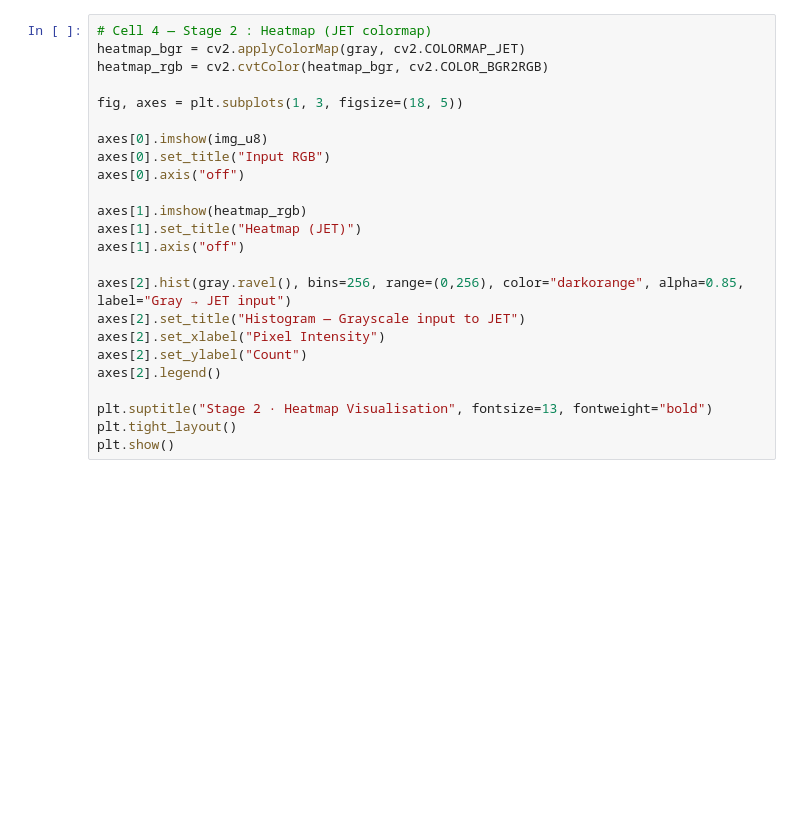
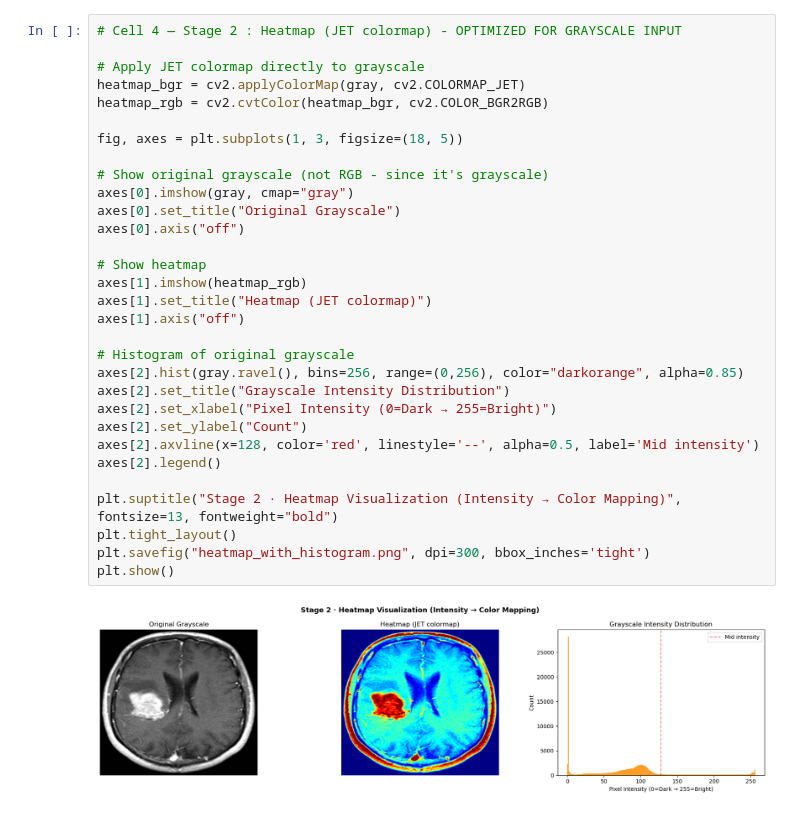
Before and after one commit to Muhammad-Ahmad17/medAI, a Jupyter notebook: z_model_training_/imageprocessing.ipynb, the cells around one changed output. Drawn from its saved outputs; the diff is of its cells as text; blank space fills up the shorter version.

```diff
--- a/z_model_training_/imageprocessing.ipynb
+++ b/z_model_training_/imageprocessing.ipynb
@@ -57,25 +122,34 @@ plt.show()
 # %%
-# Cell 4 — Stage 2 : Heatmap (JET colormap)
+# Cell 4 — Stage 2 : Heatmap (JET colormap) - OPTIMIZED FOR GRAYSCALE INPUT
+
+# Apply JET colormap directly to grayscale
 heatmap_bgr = cv2.applyColorMap(gray, cv2.COLORMAP_JET)
 heatmap_rgb = cv2.cvtColor(heatmap_bgr, cv2.COLOR_BGR2RGB)
 
 fig, axes = plt.subplots(1, 3, figsize=(18, 5))
 
-axes[0].imshow(img_u8)
-axes[0].set_title("Input RGB")
+# Show original grayscale (not RGB - since it's grayscale)
+axes[0].imshow(gray, cmap="gray")
+axes[0].set_title("Original Grayscale")
 axes[0].axis("off")
 
+# Show heatmap
 axes[1].imshow(heatmap_rgb)
-axes[1].set_title("Heatmap (JET)")
+axes[1].set_title("Heatmap (JET colormap)")
 axes[1].axis("off")
 
-axes[2].hist(gray.ravel(), bins=256, range=(0,256), color="darkorange", alpha=0.85, label="Gray → JET input")
-axes[2].set_title("Histogram — Grayscale input to JET")
-axes[2].set_xlabel("Pixel Intensity")
+# Histogram of original grayscale
+axes[2].hist(gray.ravel(), bins=256, range=(0,256), color="darkorange", alpha=0.85)
+axes[2].set_title("Grayscale Intensity Distribution")
+axes[2].set_xlabel("Pixel Intensity (0=Dark → 255=Bright)")
 axes[2].set_ylabel("Count")
+axes[2].axvline(x=128, color='red', linestyle='--', alpha=0.5, label='Mid intensity')
 axes[2].legend()
 
-plt.suptitle("Stage 2 · Heatmap Visualisation", fontsize=13, fontweight="bold")
+plt.suptitle("Stage 2 · Heatmap Visualization (Intensity → Color Mapping)", fontsize=13, fontweight="bold")
 plt.tight_layout()
+plt.savefig("heatmap_with_histogram.png", dpi=300, bbox_inches='tight')
 plt.show()
+# %% [output]
+[figure, added]
 # %%
```
Also changed, not shown: parts of 10 cells of this notebook, 23 other files.
